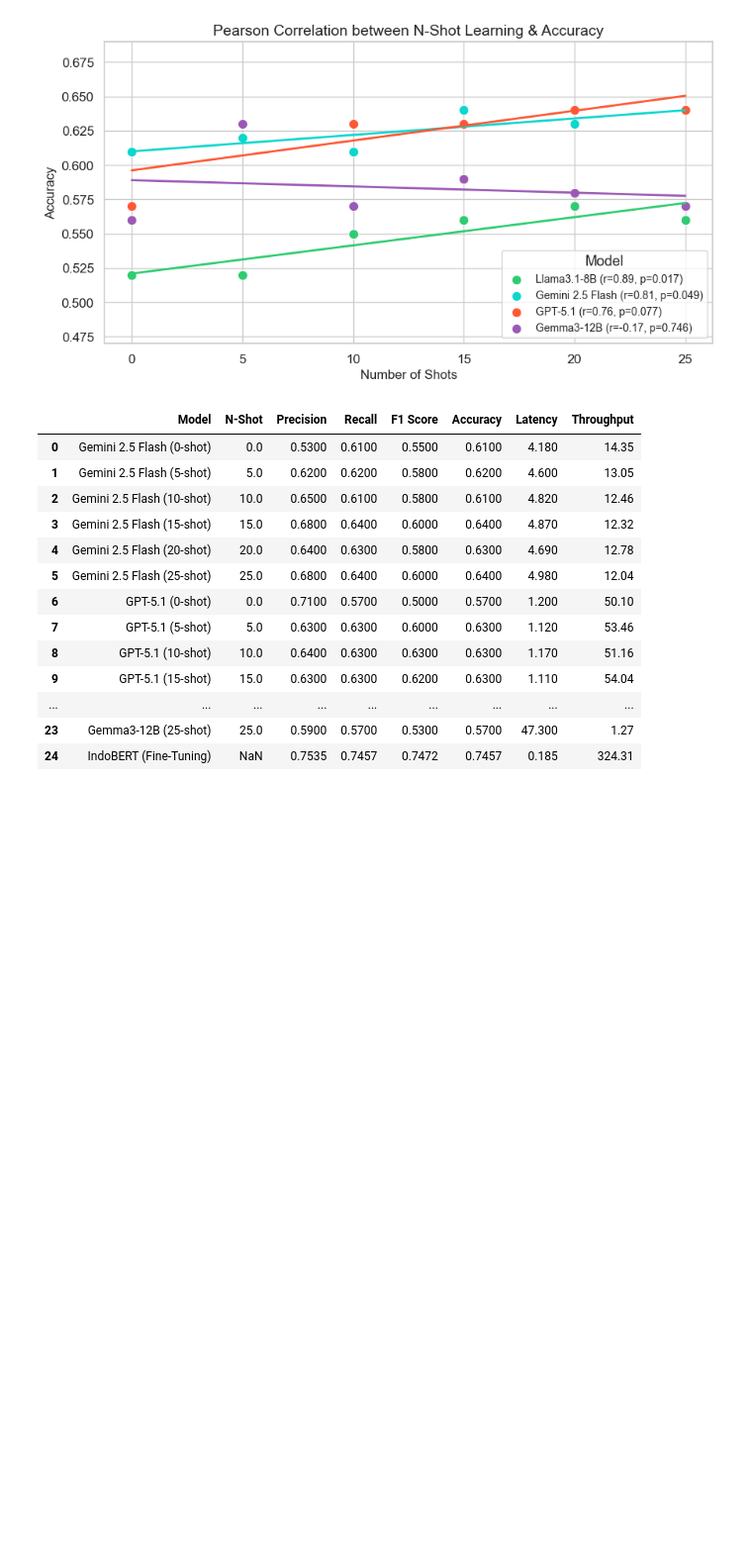
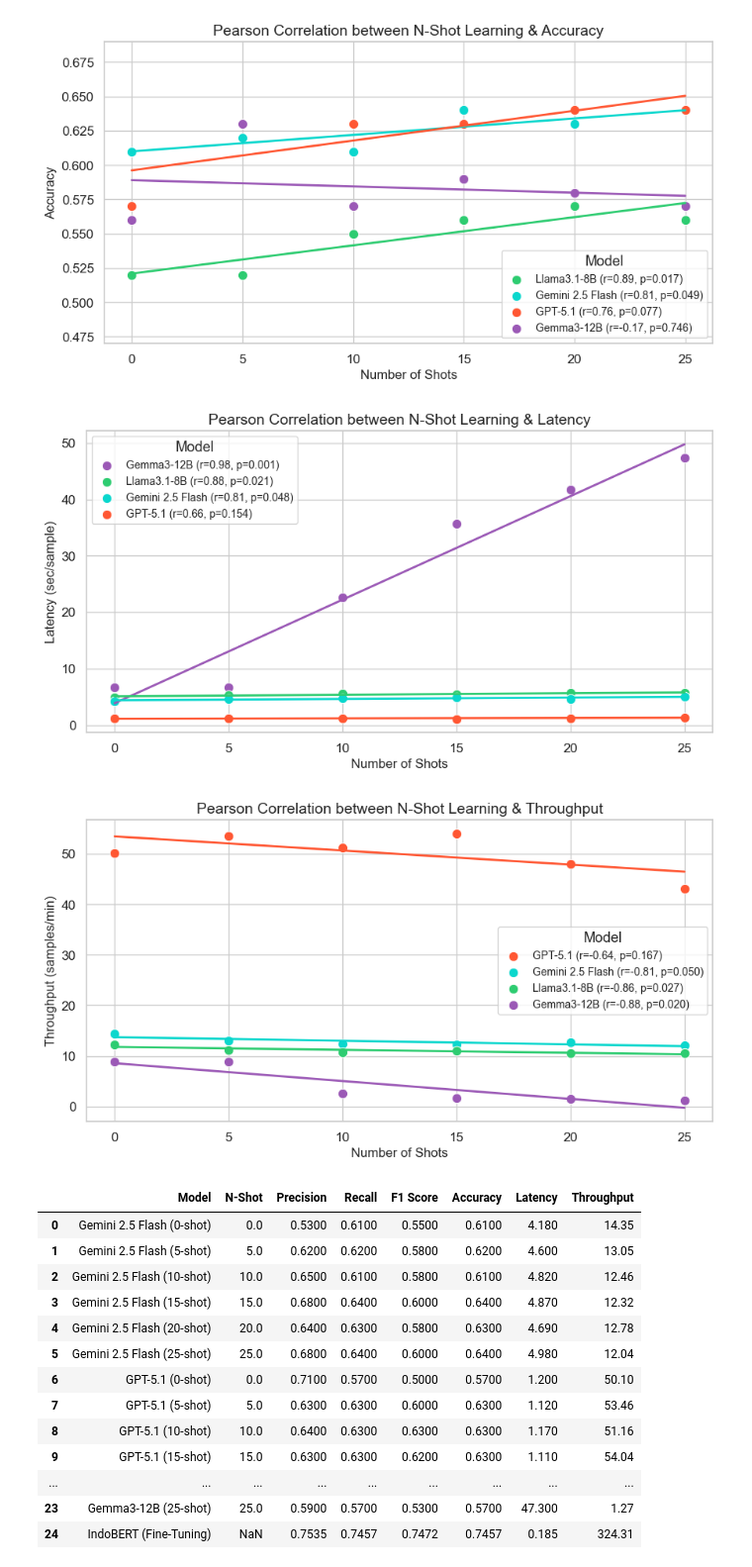
Before and after one commit to RasyadBima15/Multiclass-Emotion-Classification-on-Indonesian-Product-Reviews, a Jupyter notebook: Result/General/code.ipynb, the cells around one changed output. Shown at 99% size. Drawn from its saved outputs; the diff is of its cells as text; code cells hidden in the pictures; blank space fills up the shorter version.

Commit message:
add latency and throughput correlation

```diff
--- a/Result/General/code.ipynb
+++ b/Result/General/code.ipynb
@@ -396,6 +396,70 @@ for metric in metrics_to_plot:
 # %% [output]
 [figure]
 [figure]
+# %%
+import matplotlib.pyplot as plt
+import seaborn as sns
+from scipy.stats import pearsonr
+import pandas as pd
+
+sns.set(style="whitegrid", font_scale=1.1)
+
+# Siapkan DataFrame dari dictionary models
+data = []
+for model, values in models.items():
+    for i, shot in enumerate(shots):
+        data.append({
+            "Model": model,
+            "Shots": shot,
+            "Latency": values["Latency"][i],
+            "Throughput": values["Throughput"][i]
+        })
+df_perf = pd.DataFrame(data)
+
+metrics_to_plot = ["Latency", "Throughput"]
+
+colors = {
+    "Gemini 2.5 Flash": "#0BD7CD",
+    "GPT-5.1": "#FF5733",
+    "Llama3.1-8B": "#2ECC71",
+    "Gemma3-12B": "#9B59B6"
+}
+
+for metric in metrics_to_plot:
+    fig, ax = plt.subplots(figsize=(9,5))
+
+    # Hitung Pearson r untuk semua model
+    r_dict = {}
+    p_dict = {}
+    for model in df_perf['Model'].unique():
+        subset = df_perf[df_perf['Model'] == model]
+        r, p = pearsonr(subset['Shots'], subset[metric])
+        r_dict[model] = r
+        p_dict[model] = p
+
+    # Urutkan model berdasarkan r menurun
+    sorted_models = sorted(r_dict.keys(), key=lambda x: r_dict[x], reverse=True)
+
+    # Plot scatter + regplot
+    for model in sorted_models:
+        subset = df_perf[df_perf['Model'] == model]
+        label_text = f"{model} (r={r_dict[model]:.2f}, p={p_dict[model]:.3f})"
+
+        sns.scatterplot(x="Shots", y=metric, data=subset, s=80,
+                        color=colors[model], label=label_text, ax=ax)
+        sns.regplot(x="Shots", y=metric, data=subset, scatter=False, ci=None,
+                    line_kws={"color": colors[model], "lw":2}, ax=ax)
+
+    ax.set_title(f"Pearson Correlation between N-Shot Learning & {metric}", fontsize=14)
+    ax.set_xlabel("Number of Shots", fontsize=12)
+    ax.set_ylabel(f"{metric} {'(sec/sample)' if metric=='Latency' else '(samples/min)'}", fontsize=12)
+    ax.set_xticks(shots)
+    ax.legend(title="Model", fontsize=10)
+    plt.tight_layout()
+    plt.show()
+# %% [output]
+[figure, added]
+[figure, added]
 # %%
 import pandas as pd
 
```
Also changed, not shown: parts of 4 cells of this notebook.
